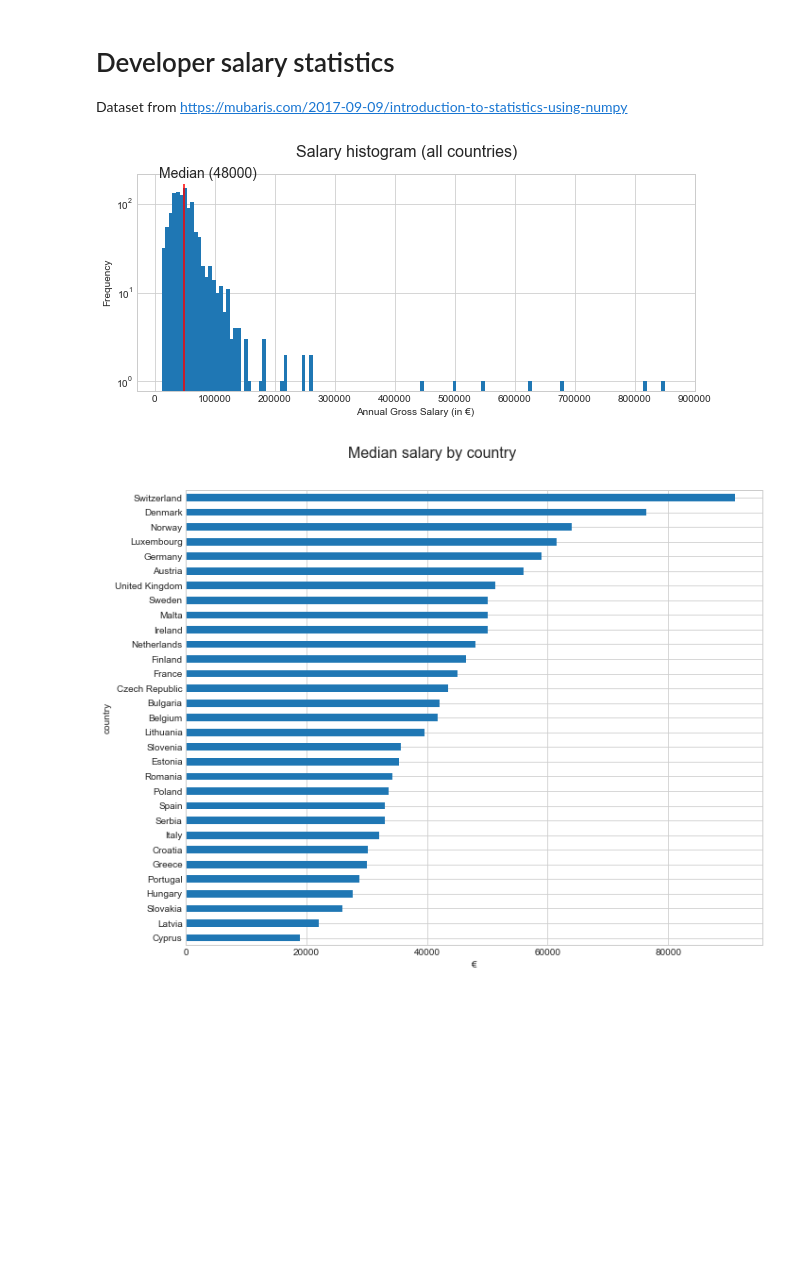
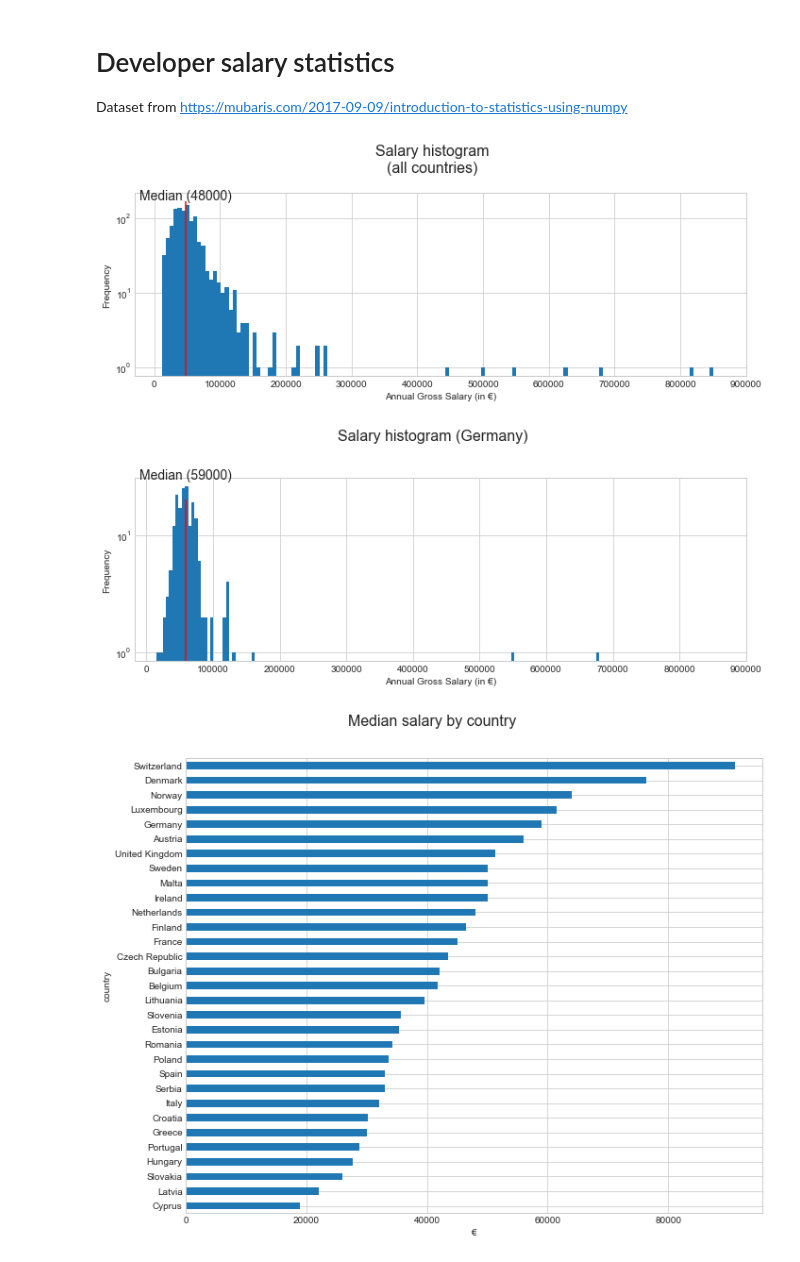
Before and after one commit to davidgengenbach/developer-salary-statistics, a Jupyter notebook: statistics.ipynb, the cells around one changed output. Cells and saved outputs as stored; diff of their text form; code cells hidden in the pictures; blank space fills up the shorter version.

```diff
--- a/statistics.ipynb
+++ b/statistics.ipynb
@@ -33,17 +33,27 @@ df = pd.read_csv(CSV_FILE).rename(columns={
 # %%
 os.makedirs('data', exist_ok = True)
 # %%
-fig, ax = plt.subplots(figsize = (10, 4))
-df.salary.plot(kind = 'hist', bins = 140, ax = ax, log = True)
-ax.vlines(x = df.salary.median(), ymin = 0, ymax = 170, colors = 'red')
-max_salary = df.salary.max()
-ax.set_xticks(np.linspace(0, 1000000, num = 10, endpoint=False))
-ax.set_xlabel('Annual Gross Salary (in €)')
-fig.suptitle('Salary histogram (all countries)', fontsize = 16)
-ax.text(x = 7000, y = 200, s = 'Median ({:.0f})'.format(df.salary.median()), fontdict={'fontsize': 14});
+def plot_hist(df, bins = 140, figsize = (10, 4), line_ymax = 170, suptitle = ''):
+    fig, ax = plt.subplots(figsize = figsize)
+    df.salary.plot(kind = 'hist', bins = bins, ax = ax, log = True)
+    ax.vlines(x = df.salary.median(), ymin = 0, ymax = line_ymax, colors = 'red')
+    max_salary = df.salary.max()
+    ax.set_xticks(np.linspace(0, 1000000, num = 10, endpoint=False))
+    ax.set_xlabel('Annual Gross Salary (in €)')
+    fig.suptitle(suptitle, fontsize = 16)
+    fig.tight_layout()
+    fig.subplots_adjust(top = 0.8)
+    ax.text(x = df.salary.median(), y = line_ymax + 10, s = 'Median ({:.0f})'.format(df.salary.median()), fontdict={'fontsize': 14}, horizontalalignment = 'center');
+    return fig, ax
+
+fig, ax = plot_hist(df, suptitle = 'Salary histogram\n(all countries)')
 fig.savefig('data/salary-hist.png', dpi = 300)
+
+fig, ax = plot_hist(df[df.country == 'Germany'], suptitle = 'Salary histogram\n(Germany)', line_ymax = 20)
+fig.savefig('data/salary-hist-germany.png', dpi = 300)
 # %% [output]
-[figure, old version]
+[figure, new version]
+[figure, added]
 # %%
 def plot_by(attr, suptitle, figsize = (10, 8)):
     fig, ax = plt.subplots(figsize = figsize)
```
Also changed, not shown: parts of 2 cells of this notebook, 3 other files.
